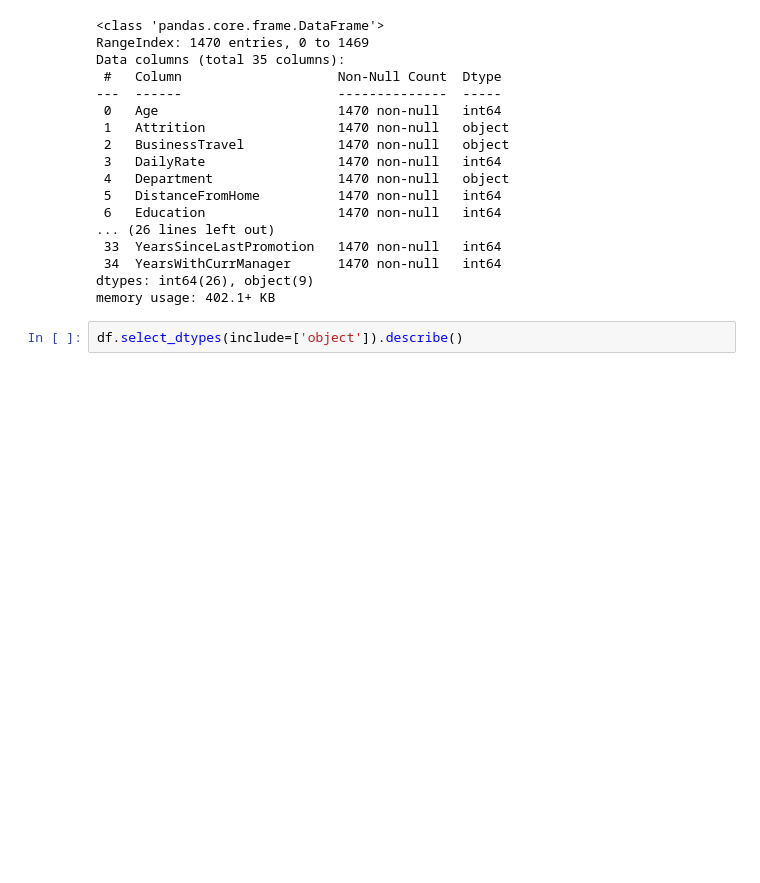
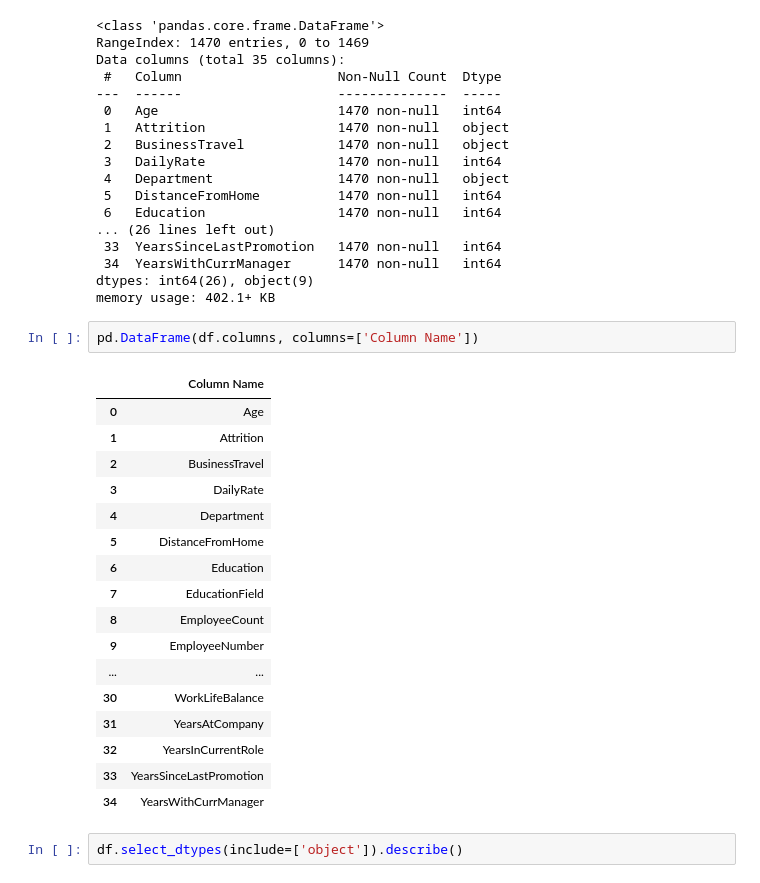
Before and after one commit to HiddenMachine3/ds, a Jupyter notebook: suhashm_1RVU22CSE168_cie_project/suhashm_1RVU22CSE168_predicting_employee_attrition.ipynb, the cells around one changed output. Drawn from its saved outputs; the diff is of its cells as text; blank space fills up the shorter version.

```diff
--- a/suhashm_1RVU22CSE168_cie_project/suhashm_1RVU22CSE168_predicting_employee_attrition.ipynb
+++ b/suhashm_1RVU22CSE168_cie_project/suhashm_1RVU22CSE168_predicting_employee_attrition.ipynb
@@ -76,6 +76,26 @@ Data columns (total 35 columns):
  34  YearsWithCurrManager      1470 non-null   int64
 dtypes: int64(26), object(9)
 memory usage: 402.1+ KB
+# %%
+pd.DataFrame(df.columns, columns=['Column Name'])
+# %% [output]
+|  | Column Name |
+| 0 | Age |
+| 1 | Attrition |
+| 2 | BusinessTravel |
+| 3 | DailyRate |
+| 4 | Department |
+| 5 | DistanceFromHome |
+| 6 | Education |
+| 7 | EducationField |
+| 8 | EmployeeCount |
+| 9 | EmployeeNumber |
+| ... | ... |
+| 30 | WorkLifeBalance |
+| 31 | YearsAtCompany |
+| 32 | YearsInCurrentRole |
+| 33 | YearsSinceLastPromotion |
+| 34 | YearsWithCurrManager |
 # %%
 df.select_dtypes(include=['object']).describe()
 # %% [output]
```
Also changed, not shown: parts of 11 cells of this notebook, 3 other files.
